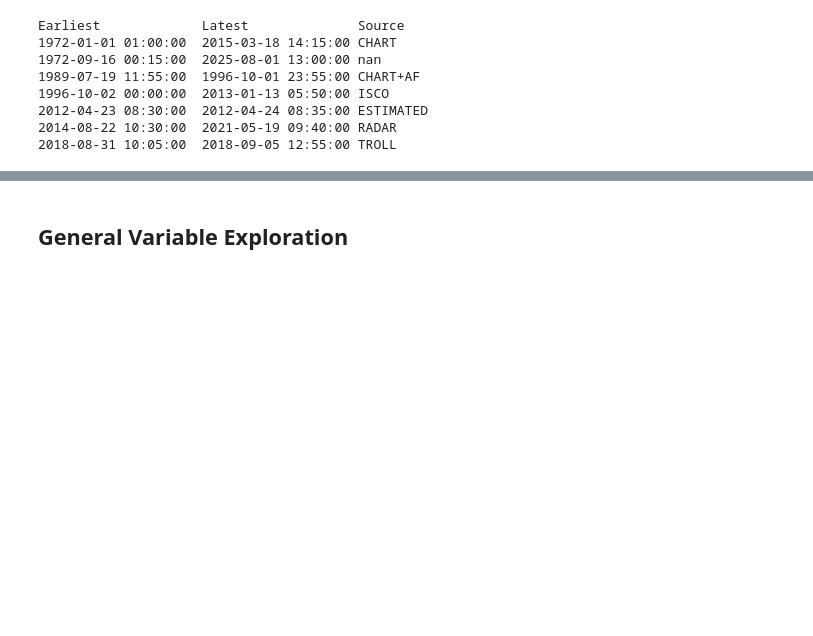
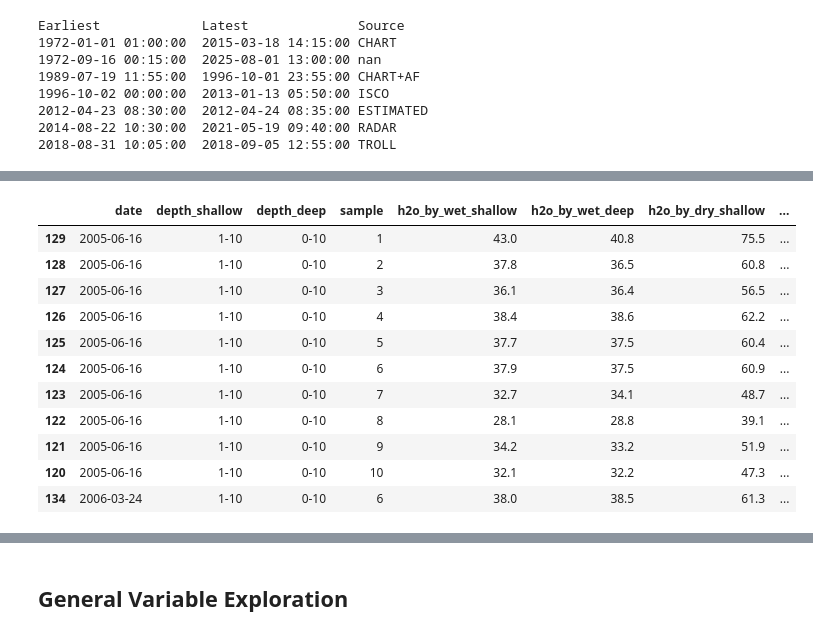
Before and after one commit to gmcginnis/info-698-capstone, a Jupyter notebook: 01_eda.ipynb, the cells around one changed output, grey strips where cells are left out. Drawn from its saved outputs; the diff is of its cells as text; code cells hidden in the pictures; blank space fills up the shorter version.

```diff
--- a/01_eda.ipynb
+++ b/01_eda.ipynb
@@ -250,0 +498,74 @@ del data_all_combined, data_all_rainfall, data_all_soil_shallow, data_all_soil_d
+# %%
+shallow_all = pd.read_csv(
+    "data/bci_manual_soilh/bci_lutz_shallow_gsm_man.csv",
+    parse_dates=['date'],
+    # nrows=100,
+    usecols = ['date', 'depth', 'sample', 'h2o_by_wet', 'h2o_by_dry', 'chk_note', 'chk_fail'],
+    dtype = {'depth':'category', 'sample':'category', 'chk_note':'category', 'chk_fail':'str'},
+    date_format='%d/%m/%Y',
+    index_col='date'
+)
+
+# shallow_all = shallow_all.sort_index().loc[date_weir_start:date_weir_end]
+shallow_all = filter_dates(shallow_all)
+# shallow_all = shallow_all.reset_index()
+
+# # Deep
+deep_all = pd.read_csv(
+    "data/bci_manual_soilh/bci_lutz_deep_gsm_man.csv",
+    parse_dates=['date'],
+    usecols = ['date', 'depth', 'sample', 'h2o_by_wet', 'h2o_by_dry', 'chk_note', 'chk_fail'],
+    dtype = {'depth':'category', 'sample':'category', 'chk_note':'category', 'chk_fail':'str'},
+    date_format='%d/%m/%Y',
+    index_col='date'
+)
+
+deep_all = filter_dates(deep_all)
+deep_all = deep_all[deep_all["depth"] != "30-40"]#.reset_index()
+
+# Filter set to only be of dates where deep set has shallow values
+shallow_all = shallow_all[shallow_all.index.isin(deep_all.index)]
+shallow_all.reset_index()
+
+match_all = pd.merge(deep_all.reset_index(), shallow_all.reset_index(), on=["date", "sample"], suffixes=("_deep", "_shallow"), how="inner")
+match_all["match_wet"] = (match_all["h2o_by_wet_deep"] == match_all["h2o_by_wet_shallow"])
+match_all["match_dry"] = (match_all["h2o_by_dry_deep"] == match_all["h2o_by_dry_shallow"])
+match_all["sample"] = match_all["sample"].astype('int')
+match_all = match_all.sort_values(by=['date', 'sample'])
+match_all = match_all.drop(['chk_fail_shallow', 'chk_fail_deep'], axis=1)
+# match_all[match_all["match_wet"] & match_all["match_dry"]]
+match_all = match_all[((match_all["match_wet"]==False) | (match_all["match_wet"]==False))]
+match_all = match_all[['date', 'depth_shallow', 'depth_deep', 'sample', 'h2o_by_wet_shallow', 'h2o_by_wet_deep', 'h2o_by_dry_shallow', 'h2o_by_dry_deep', 'chk_note_shallow', 'chk_note_deep']]
+# match_all = match_all.drop(["depth_deep", "depth_shallow"],axis=1)
+# match_all = match_all[['date', 'sample', 'h2o_by_wet_shallow', 'h2o_by_wet_deep', 'h2o_by_dry_shallow', 'h2o_by_dry_deep', 'chk_note_shallow', 'chk_note_deep']]
+
+# match_all = match_all[['date', 'sample', 'h2o_by_wet_shallow', 'h2o_by_wet_deep', 'match_wet', 'h2o_by_dry_shallow', 'h2o_by_dry_deep', 'match_dry', 'chk_note_shallow', 'chk_note_deep']]
+# # data_deep_match = data_soil_deep[data_soil_deep["depth"] == "0-10"].sort_index().drop('depth', axis=1)
+# # data_deep_match = data_deep_match.reset_index()
+# # dates_deep = data_deep_match.index
+# # data_shallow_match = data_soil_shallow[data_soil_shallow.sort_index().index.isin(data_deep_match.index)].drop('depth', axis=1)
+# data_shallow_match = data_shallow_match.reset_index()
+
+# # data_deep_match
+# # pd.merge(data_deep_match, data_shallow_match, on=["date", "sample"], suffixes=("_deep", "_shallow"), how="inner")
+# match_result = pd.merge(data_deep_match, data_soil_shallow.reset_index().drop('depth', axis=1), on=["date", "sample"], suffixes=("_deep", "_shallow"), how="inner")
+# match_result["match"] = (match_result["h2o_by_wet_deep"] == match_result["h2o_by_wet_shallow"])
+# match_result["sample"] = match_result["sample"].astype('int')
+# match_result = match_result.sort_values(by=['date', 'sample'])
+# match_result = match_result.drop(['chk_fail_shallow', 'chk_fail_deep'], axis=1)
+# match_result[match_result["match"]==False]
+# # match_result[["date", "match"]]
+match_all
+# %% [output]
+|  | date | depth_shallow | depth_deep | sample | h2o_by_wet_shallow | h2o_by_wet_deep | h2o_by_dry_shallow | ... |
+| 129 | 2005-06-16 | 1-10 | 0-10 | 1 | 43.0 | 40.8 | 75.5 | ... |
+| 128 | 2005-06-16 | 1-10 | 0-10 | 2 | 37.8 | 36.5 | 60.8 | ... |
+| 127 | 2005-06-16 | 1-10 | 0-10 | 3 | 36.1 | 36.4 | 56.5 | ... |
+| 126 | 2005-06-16 | 1-10 | 0-10 | 4 | 38.4 | 38.6 | 62.2 | ... |
+| 125 | 2005-06-16 | 1-10 | 0-10 | 5 | 37.7 | 37.5 | 60.4 | ... |
+| 124 | 2005-06-16 | 1-10 | 0-10 | 6 | 37.9 | 37.5 | 60.9 | ... |
+| 123 | 2005-06-16 | 1-10 | 0-10 | 7 | 32.7 | 34.1 | 48.7 | ... |
+| 122 | 2005-06-16 | 1-10 | 0-10 | 8 | 28.1 | 28.8 | 39.1 | ... |
+| 121 | 2005-06-16 | 1-10 | 0-10 | 9 | 34.2 | 33.2 | 51.9 | ... |
+| 120 | 2005-06-16 | 1-10 | 0-10 | 10 | 32.1 | 32.2 | 47.3 | ... |
+| 134 | 2006-03-24 | 1-10 | 0-10 | 6 | 38.0 | 38.5 | 61.3 | ... |
```
Also changed, not shown: parts of 17 cells of this notebook.
